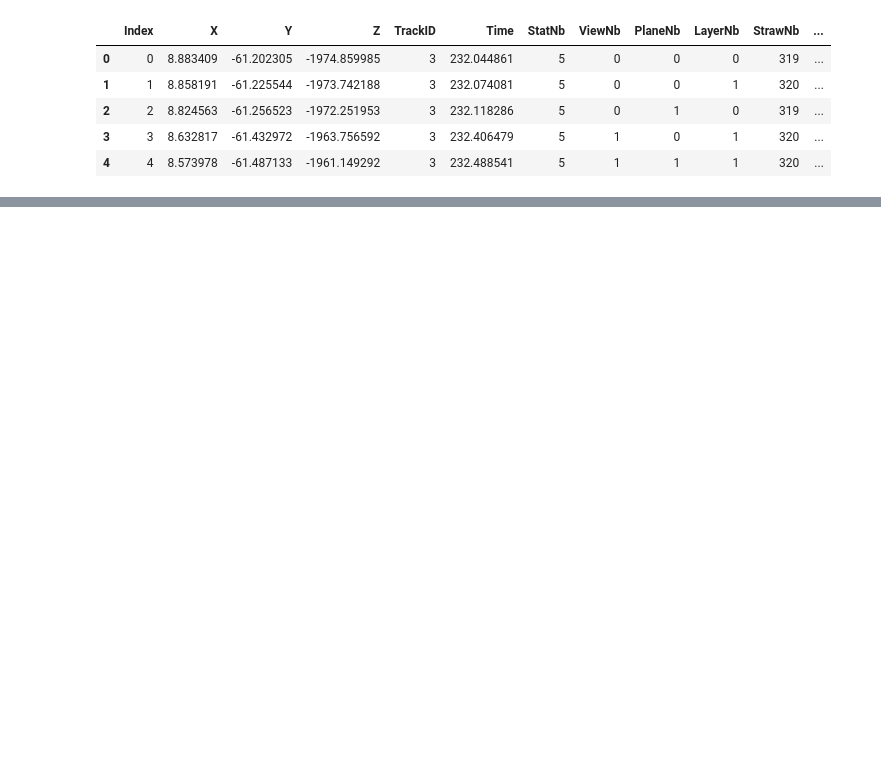
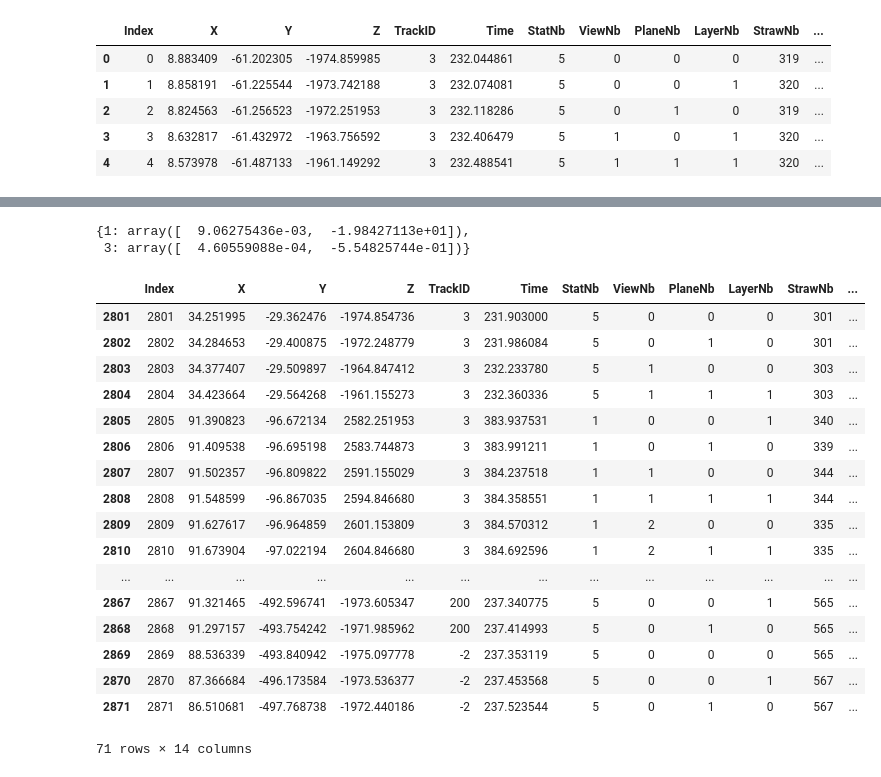
Before and after one commit to hushchyn-mikhail/SHiP_Tracker, a Jupyter notebook: new.ipynb, the cells around one changed output, grey strips where cells are left out. Saved outputs shown, nothing was run; the diff lists cells and outputs as text; code cells hidden in the pictures; blank space fills up the shorter version.

```diff
--- a/new.ipynb
+++ b/new.ipynb
@@ -437,0 +437,26 @@ new_tracks
+# %%
+tracks
+# %% [output]
+{1: array([  9.06275436e-03,  -1.98427113e+01]),
+ 3: array([  4.60559088e-04,  -5.54825744e-01])}
+# %%
+event0
+# %% [output]
+|  | Index | X | Y | Z | TrackID | Time | StatNb | ViewNb | PlaneNb | LayerNb | StrawNb | ... |
+| 2801 | 2801 | 34.251995 | -29.362476 | -1974.854736 | 3 | 231.903000 | 5 | 0 | 0 | 0 | 301 | ... |
+| 2802 | 2802 | 34.284653 | -29.400875 | -1972.248779 | 3 | 231.986084 | 5 | 0 | 1 | 0 | 301 | ... |
+| 2803 | 2803 | 34.377407 | -29.509897 | -1964.847412 | 3 | 232.233780 | 5 | 1 | 0 | 0 | 303 | ... |
+| 2804 | 2804 | 34.423664 | -29.564268 | -1961.155273 | 3 | 232.360336 | 5 | 1 | 1 | 1 | 303 | ... |
+| 2805 | 2805 | 91.390823 | -96.672134 | 2582.251953 | 3 | 383.937531 | 1 | 0 | 0 | 1 | 340 | ... |
+| 2806 | 2806 | 91.409538 | -96.695198 | 2583.744873 | 3 | 383.991211 | 1 | 0 | 1 | 0 | 339 | ... |
+| 2807 | 2807 | 91.502357 | -96.809822 | 2591.155029 | 3 | 384.237518 | 1 | 1 | 0 | 0 | 344 | ... |
+| 2808 | 2808 | 91.548599 | -96.867035 | 2594.846680 | 3 | 384.358551 | 1 | 1 | 1 | 1 | 344 | ... |
+| 2809 | 2809 | 91.627617 | -96.964859 | 2601.153809 | 3 | 384.570312 | 1 | 2 | 0 | 0 | 335 | ... |
+| 2810 | 2810 | 91.673904 | -97.022194 | 2604.846680 | 3 | 384.692596 | 1 | 2 | 1 | 1 | 335 | ... |
+| ... | ... | ... | ... | ... | ... | ... | ... | ... | ... | ... | ... | ... |
+| 2867 | 2867 | 91.321465 | -492.596741 | -1973.605347 | 200 | 237.340775 | 5 | 0 | 0 | 1 | 565 | ... |
+| 2868 | 2868 | 91.297157 | -493.754242 | -1971.985962 | 200 | 237.414993 | 5 | 0 | 1 | 0 | 565 | ... |
+| 2869 | 2869 | 88.536339 | -493.840942 | -1975.097778 | -2 | 237.353119 | 5 | 0 | 0 | 0 | 565 | ... |
+| 2870 | 2870 | 87.366684 | -496.173584 | -1973.536377 | -2 | 237.453568 | 5 | 0 | 0 | 1 | 567 | ... |
+| 2871 | 2871 | 86.510681 | -497.768738 | -1972.440186 | -2 | 237.523544 | 5 | 0 | 1 | 0 | 567 | ... |
+71 rows × 14 columns
```
Also changed, not shown: parts of 15 cells of this notebook.
